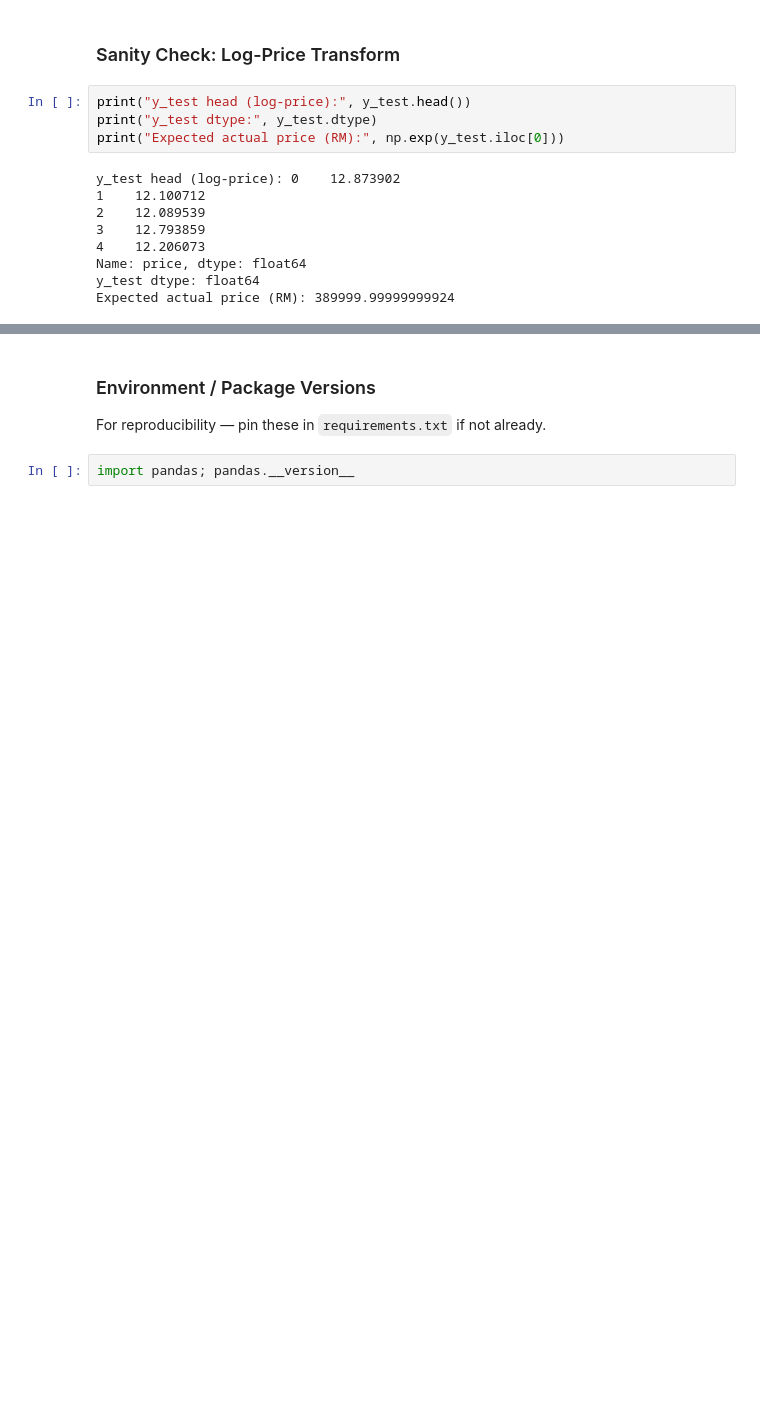
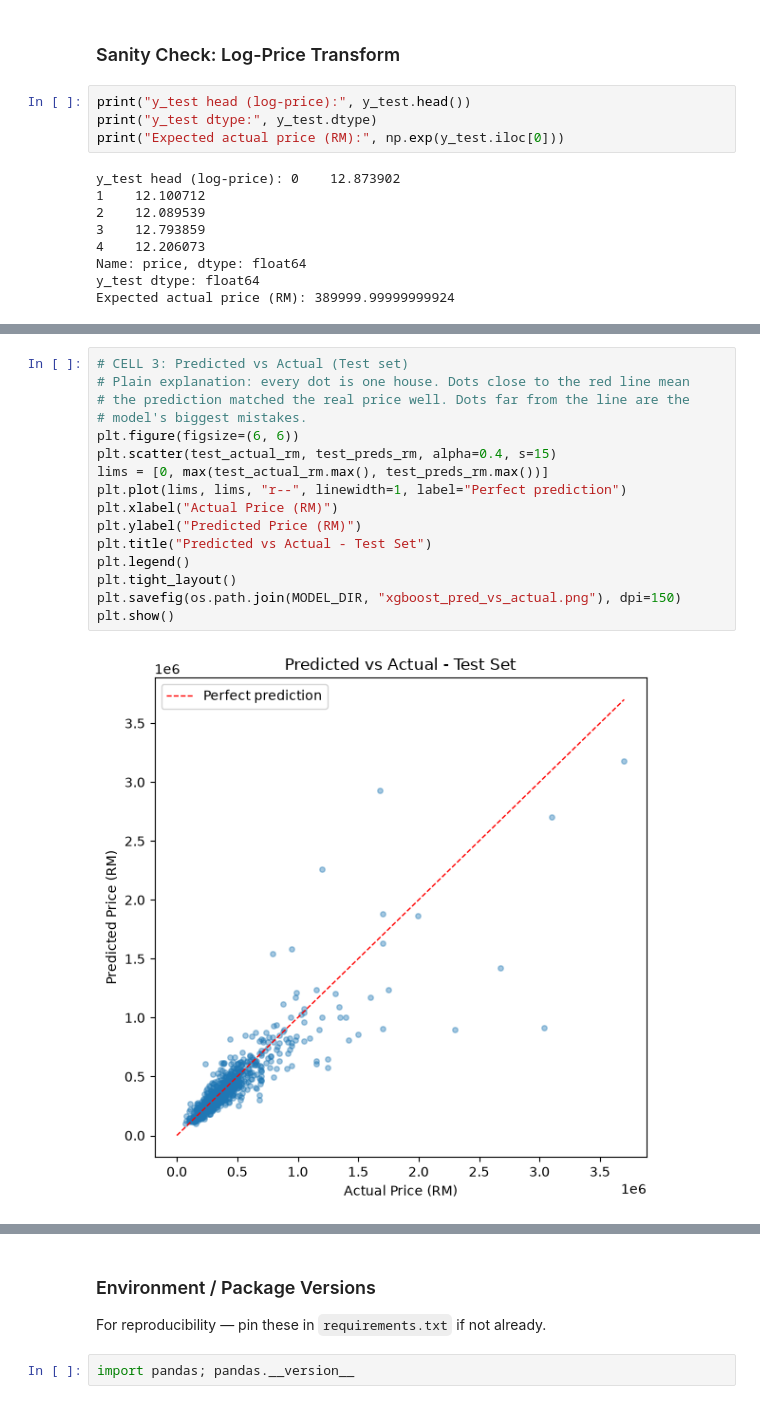
Before and after one commit to Lowzh5/Malaysian-Condominium-Prices-Data, a Jupyter notebook: src/model_XGBoost.ipynb, the cells around one changed output, grey strips where cells are left out. Drawn from its saved outputs; the diff is of its cells as text; blank space fills up the shorter version.

```diff
--- a/src/model_XGBoost.ipynb
+++ b/src/model_XGBoost.ipynb
@@ -295,0 +405,18 @@ Expected actual price (RM): 389999.99999999924
+# %%
+# CELL 3: Predicted vs Actual (Test set)
+# Plain explanation: every dot is one house. Dots close to the red line mean
+# the prediction matched the real price well. Dots far from the line are the
+# model's biggest mistakes.
+plt.figure(figsize=(6, 6))
+plt.scatter(test_actual_rm, test_preds_rm, alpha=0.4, s=15)
+lims = [0, max(test_actual_rm.max(), test_preds_rm.max())]
+plt.plot(lims, lims, "r--", linewidth=1, label="Perfect prediction")
+plt.xlabel("Actual Price (RM)")
+plt.ylabel("Predicted Price (RM)")
+plt.title("Predicted vs Actual - Test Set")
+plt.legend()
+plt.tight_layout()
+plt.savefig(os.path.join(MODEL_DIR, "xgboost_pred_vs_actual.png"), dpi=150)
+plt.show()
+# %% [output]
+[figure, added]
```
Also changed, not shown: parts of 12 cells of this notebook.
